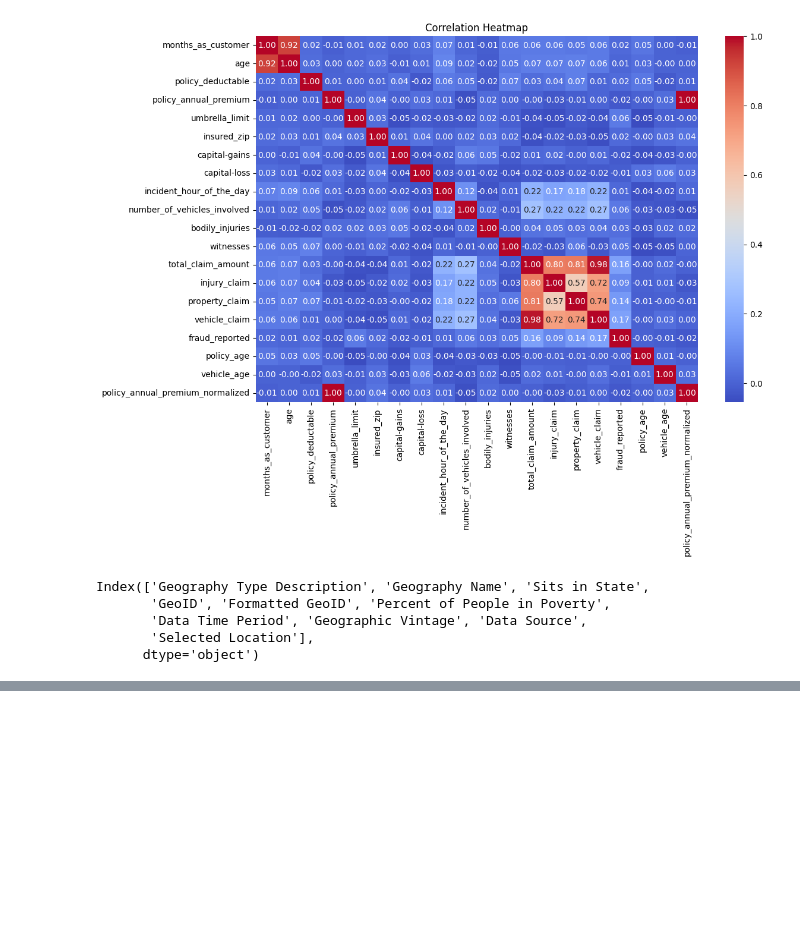
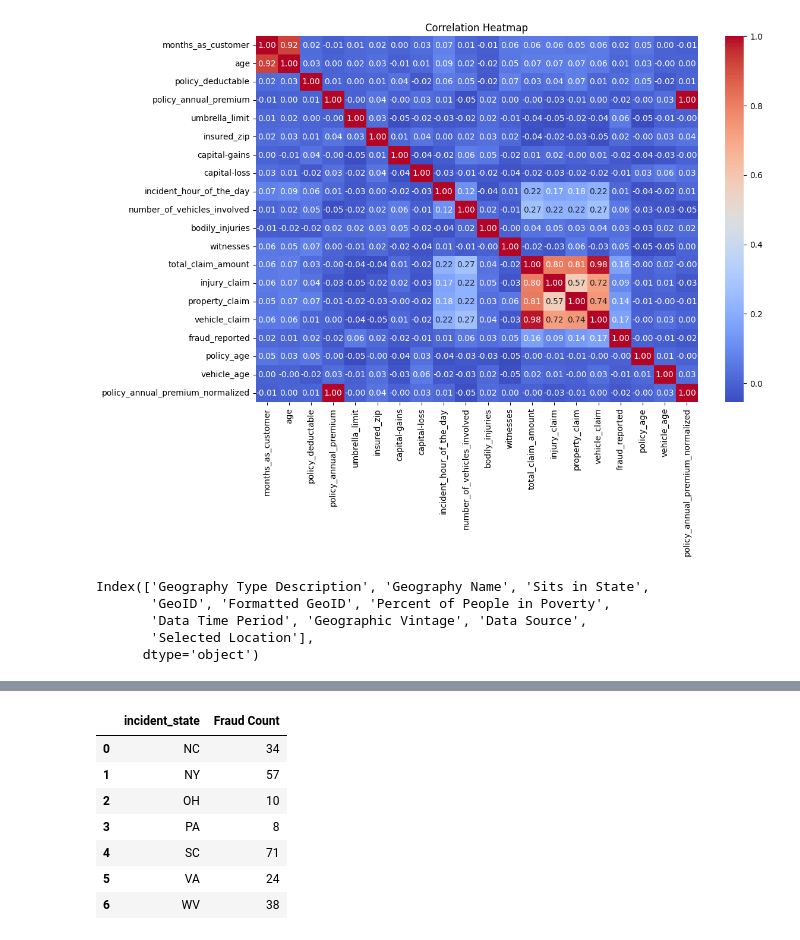
Before and after one commit to HarshGujarathi7/Data-Science-in-Finance--Independent-Study, a Jupyter notebook: Insurance_claim.ipynb, the cells around one changed output, grey strips where cells are left out. Cells and saved outputs as stored; diff of their text form; code cells hidden in the pictures; blank space fills up the shorter version.

```diff
--- a/Insurance_claim.ipynb
+++ b/Insurance_claim.ipynb
@@ -436,0 +425,11 @@ fraud_counts = insurance_fraud.groupby('incident_state')['fraud_reported'].sum()
+# %%
+fraud_counts
+# %% [output]
+|  | incident_state | Fraud Count |
+| 0 | NC | 34 |
+| 1 | NY | 57 |
+| 2 | OH | 10 |
+| 3 | PA | 8 |
+| 4 | SC | 71 |
+| 5 | VA | 24 |
+| 6 | WV | 38 |
```
Also changed, not shown: parts of 21 cells of this notebook.
